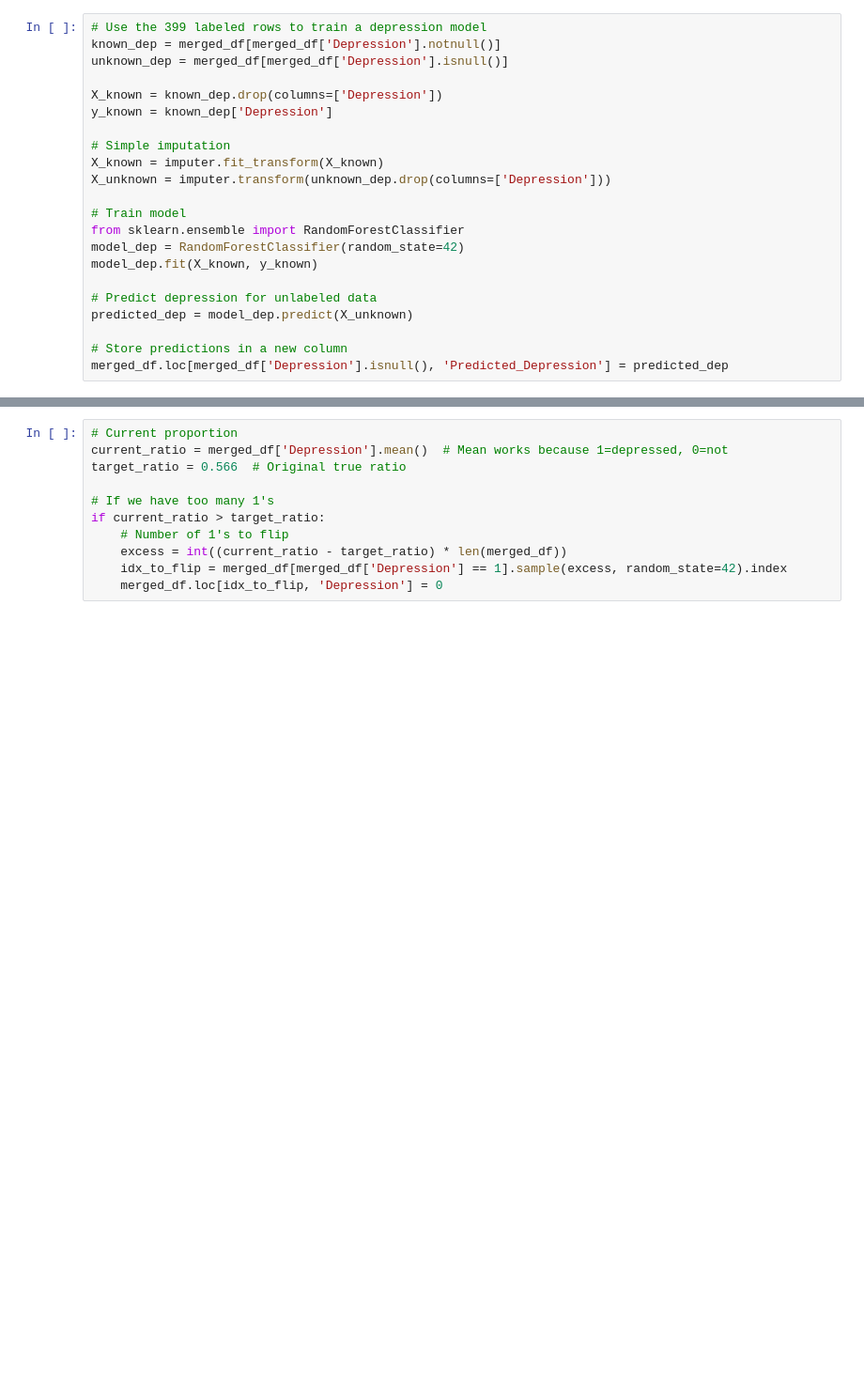
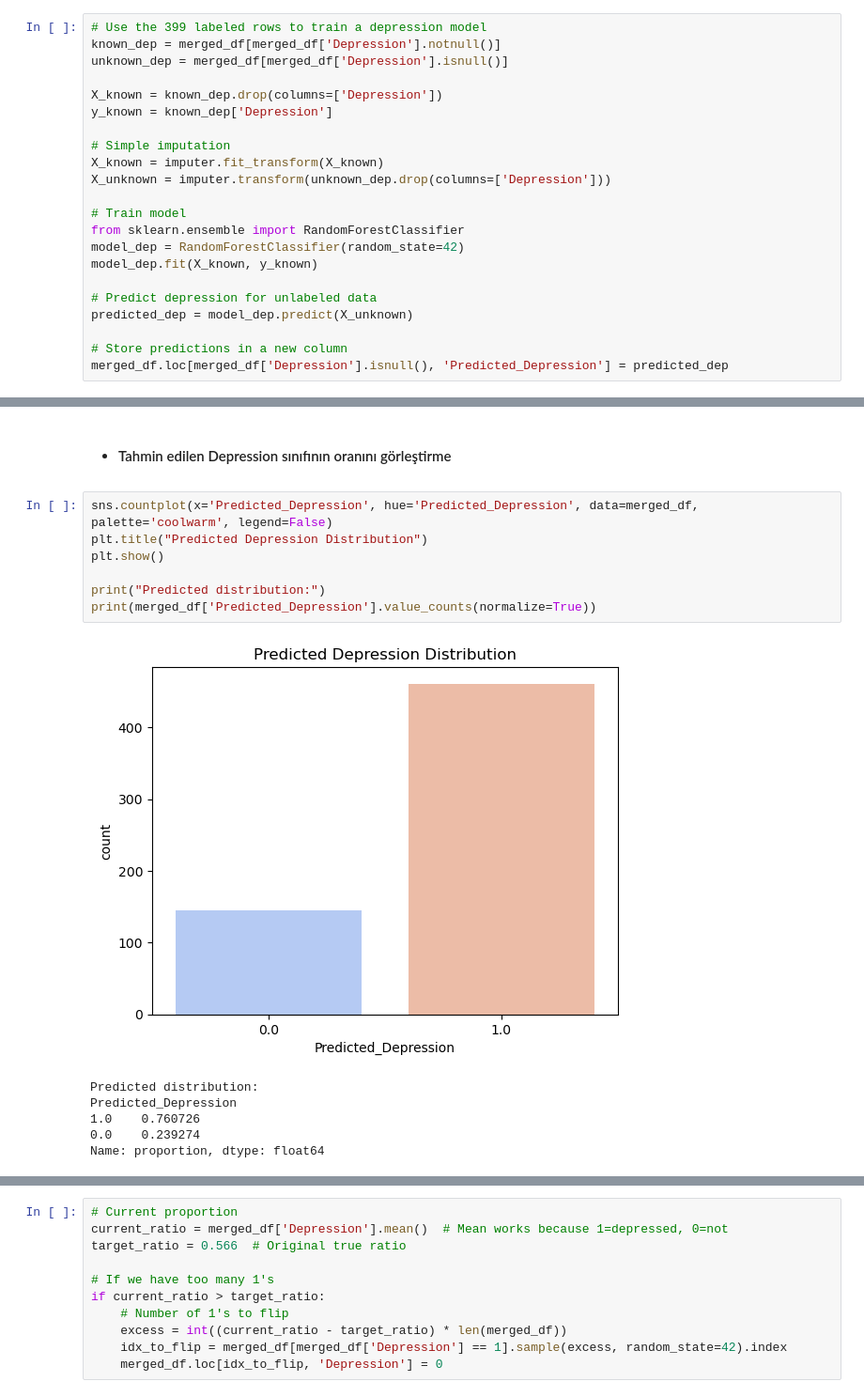
Before and after one commit to baafbass/UniMind, a Jupyter notebook: UniMind.ipynb, the cells around one changed output, grey strips where cells are left out. Shown at 94% size. Saved outputs shown, nothing was run; the diff lists cells and outputs as text; blank space fills up the shorter version.

```diff
--- a/UniMind.ipynb
+++ b/UniMind.ipynb
@@ -616,0 +638,16 @@ Name: proportion, dtype: float64
+# %% [markdown]
+- #### Tahmin edilen Depression sınıfının oranını görleştirme
+# %%
+sns.countplot(x='Predicted_Depression', hue='Predicted_Depression', data=merged_df, palette='coolwarm', legend=False)
+plt.title("Predicted Depression Distribution")
+plt.show()
+
+print("Predicted distribution:")
+print(merged_df['Predicted_Depression'].value_counts(normalize=True))
+# %% [output]
+[figure, added]
+Predicted distribution:
+Predicted_Depression
+1.0    0.760726
+0.0    0.239274
+Name: proportion, dtype: float64
```
Also changed, not shown: parts of 31 cells of this notebook.
